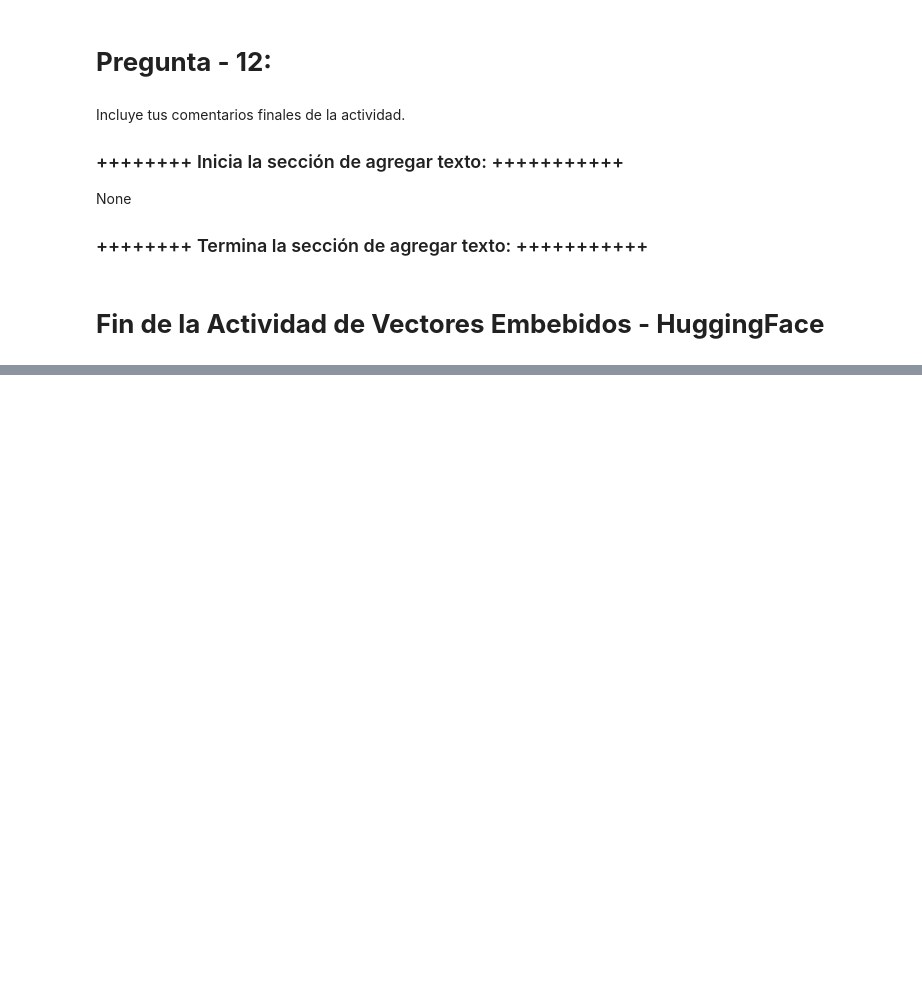
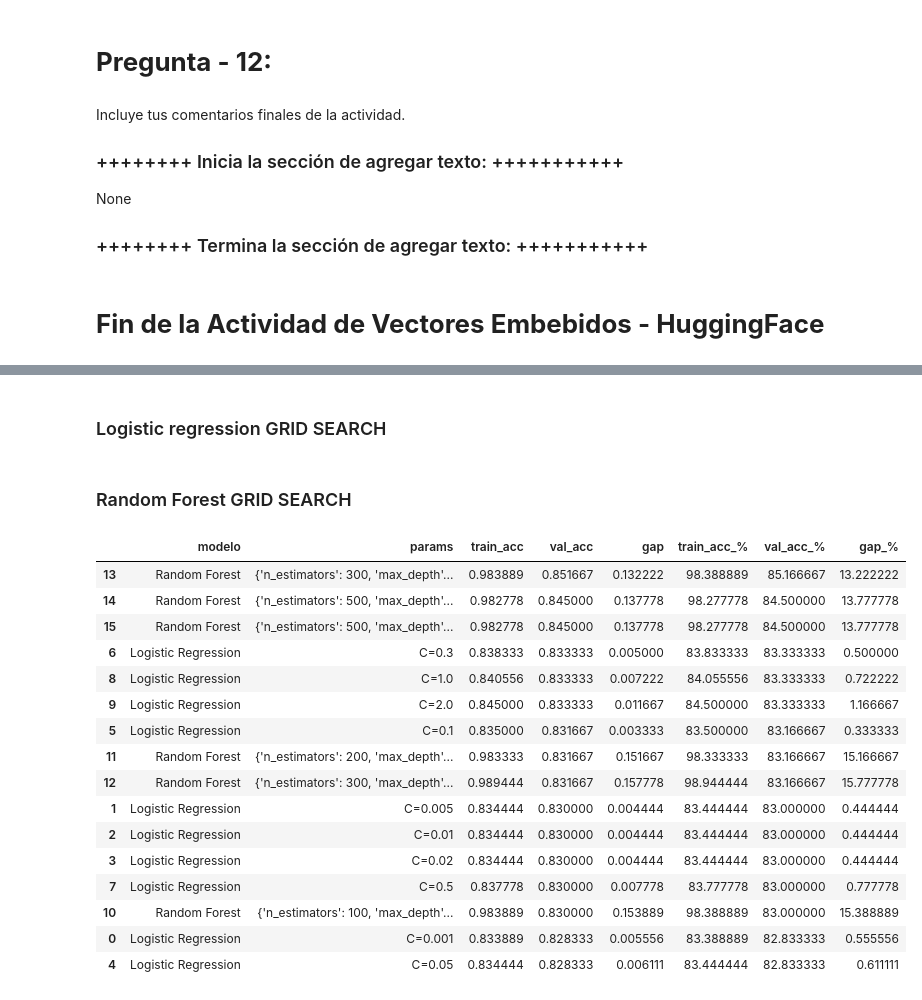
Before and after one commit to barajasangel1983/TC55043.10_NLP, a Jupyter notebook: notebooks/Clase4/MNA_NLP_semanas_4y5_Actividad_Embeddings_2026_HF.ipynb, the cells around one changed output, grey strips where cells are left out. Cells and saved outputs as stored; diff of their text form; code cells hidden in the pictures; blank space fills up the shorter version.

```diff
--- a/notebooks/Clase4/MNA_NLP_semanas_4y5_Actividad_Embeddings_2026_HF.ipynb
+++ b/notebooks/Clase4/MNA_NLP_semanas_4y5_Actividad_Embeddings_2026_HF.ipynb
@@ -342,0 +858,2 @@ None
+# %% [markdown]
+### Logistic regression GRID SEARCH
@@ -342,0 +884,64 @@ None
+# %% [markdown]
+### Random Forest GRID SEARCH
+# %%
+rf_grid = [
+    {"n_estimators": 100, "max_depth": 10, "min_samples_split": 5, "min_samples_leaf": 2},
+    {"n_estimators": 200, "max_depth": 10, "min_samples_split": 5, "min_samples_leaf": 2},
+    {"n_estimators": 300, "max_depth": 15, "min_samples_split": 5, "min_samples_leaf": 2},
+    {"n_estimators": 300, "max_depth": 20, "min_samples_split": 10, "min_samples_leaf": 3},
+    {"n_estimators": 500, "max_depth": 20, "min_samples_split": 10, "min_samples_leaf": 4},
+    {"n_estimators": 500, "max_depth": 30, "min_samples_split": 10, "min_samples_leaf": 4},
+]
+
+for params in rf_grid:
+
+    modelo = RandomForestClassifier(
+        random_state=1,
+        n_jobs=-1,
+        **params
+    )
+
+    modelo.fit(trainEmb, ytrain)
+
+    train_acc = modelo.score(trainEmb, ytrain)
+    val_acc = modelo.score(valEmb, yval)
+    gap = train_acc - val_acc
+
+    resultados.append({
+        "modelo": "Random Forest",
+        "params": str(params),
+        "train_acc": train_acc,
+        "val_acc": val_acc,
+        "gap": gap
+    })
+# %%
+df_resultados = pd.DataFrame(resultados)
+
+df_resultados["train_acc_%"] = df_resultados["train_acc"] * 100
+df_resultados["val_acc_%"] = df_resultados["val_acc"] * 100
+df_resultados["gap_%"] = df_resultados["gap"] * 100
+
+df_resultados = df_resultados.sort_values(
+    by=["val_acc", "gap"],
+    ascending=[False, True]
+)
+
+df_resultados
+# %% [output]
+|  | modelo | params | train_acc | val_acc | gap | train_acc_% | val_acc_% | gap_% |
+| 13 | Random Forest | {'n_estimators': 300, 'max_depth'... | 0.983889 | 0.851667 | 0.132222 | 98.388889 | 85.166667 | 13.222222 |
+| 14 | Random Forest | {'n_estimators': 500, 'max_depth'... | 0.982778 | 0.845000 | 0.137778 | 98.277778 | 84.500000 | 13.777778 |
+| 15 | Random Forest | {'n_estimators': 500, 'max_depth'... | 0.982778 | 0.845000 | 0.137778 | 98.277778 | 84.500000 | 13.777778 |
+| 6 | Logistic Regression | C=0.3 | 0.838333 | 0.833333 | 0.005000 | 83.833333 | 83.333333 | 0.500000 |
+| 8 | Logistic Regression | C=1.0 | 0.840556 | 0.833333 | 0.007222 | 84.055556 | 83.333333 | 0.722222 |
+| 9 | Logistic Regression | C=2.0 | 0.845000 | 0.833333 | 0.011667 | 84.500000 | 83.333333 | 1.166667 |
+| 5 | Logistic Regression | C=0.1 | 0.835000 | 0.831667 | 0.003333 | 83.500000 | 83.166667 | 0.333333 |
+| 11 | Random Forest | {'n_estimators': 200, 'max_depth'... | 0.983333 | 0.831667 | 0.151667 | 98.333333 | 83.166667 | 15.166667 |
+| 12 | Random Forest | {'n_estimators': 300, 'max_depth'... | 0.989444 | 0.831667 | 0.157778 | 98.944444 | 83.166667 | 15.777778 |
+| 1 | Logistic Regression | C=0.005 | 0.834444 | 0.830000 | 0.004444 | 83.444444 | 83.000000 | 0.444444 |
+| 2 | Logistic Regression | C=0.01 | 0.834444 | 0.830000 | 0.004444 | 83.444444 | 83.000000 | 0.444444 |
+| 3 | Logistic Regression | C=0.02 | 0.834444 | 0.830000 | 0.004444 | 83.444444 | 83.000000 | 0.444444 |
+| 7 | Logistic Regression | C=0.5 | 0.837778 | 0.830000 | 0.007778 | 83.777778 | 83.000000 | 0.777778 |
+| 10 | Random Forest | {'n_estimators': 100, 'max_depth'... | 0.983889 | 0.830000 | 0.153889 | 98.388889 | 83.000000 | 15.388889 |
+| 0 | Logistic Regression | C=0.001 | 0.833889 | 0.828333 | 0.005556 | 83.388889 | 82.833333 | 0.555556 |
+| 4 | Logistic Regression | C=0.05 | 0.834444 | 0.828333 | 0.006111 | 83.444444 | 82.833333 | 0.611111 |
```
Also changed, not shown: parts of 46 cells of this notebook, 1 other file.
